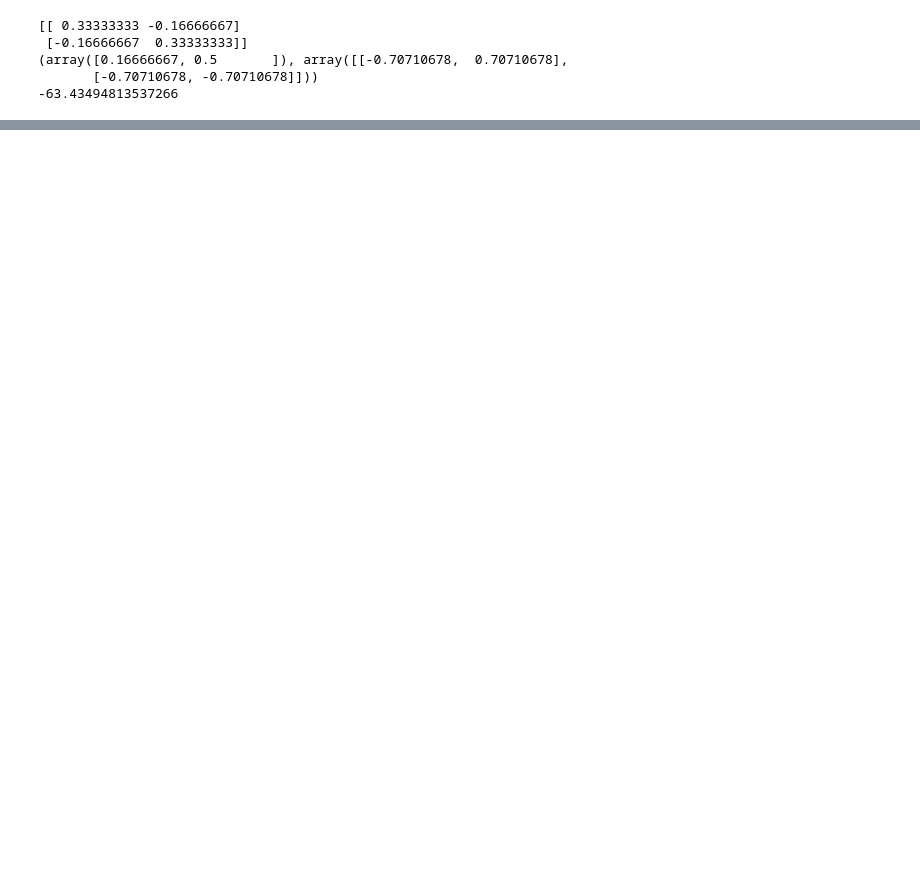
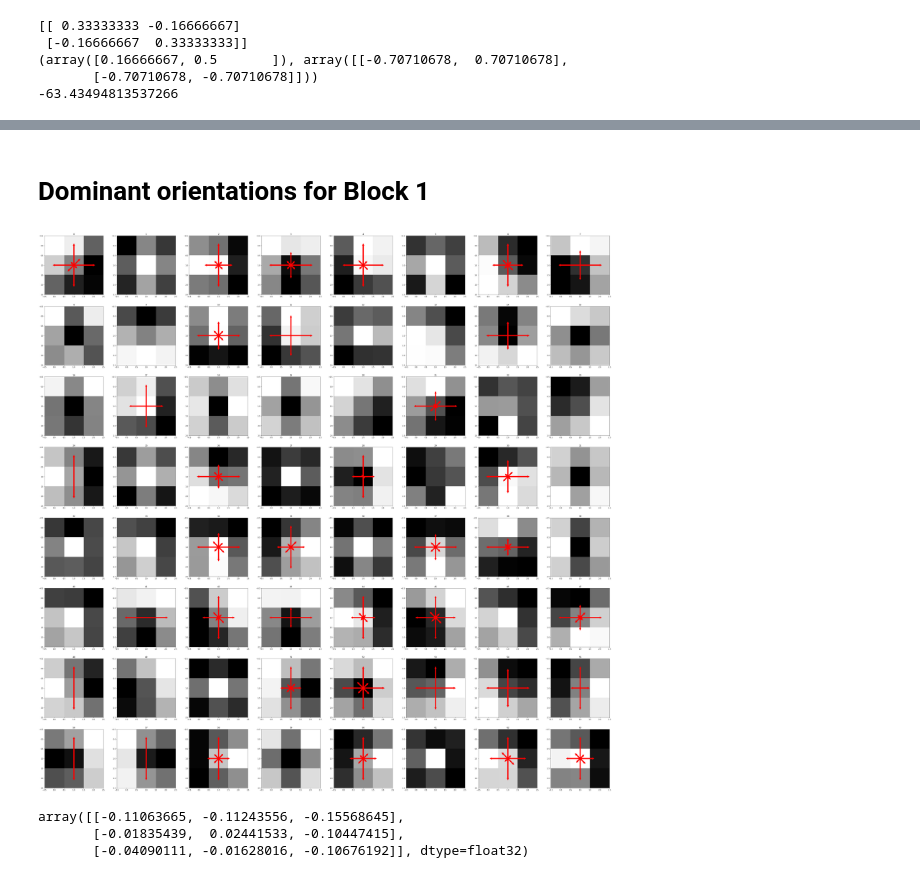
Before and after one commit to liamaltarac/SYS809_Feature_Matching, a Jupyter notebook: models/vgg_filters_visualization.ipynb, the cells around one changed output, grey strips where cells are left out. Drawn from its saved outputs; the diff is of its cells as text; code cells hidden in the pictures; blank space fills up the shorter version.

```diff
--- a/models/vgg_filters_visualization.ipynb
+++ b/models/vgg_filters_visualization.ipynb
@@ -126,9 +127,9 @@ def get_filter_dominant_angle(filter):
     pca.transform(cov)
     return np.cov(pca.components_)
 # %%
-filter = np.array([[1, 0,-1],
-                   [1, 0,-1],
-                   [1, 0,-1]])
+filter = np.array([[-1, 1,1],
+                   [-1, 0,1],
+                   [-1, -1,-1]])
 
 
 v = get_filter_dominant_angle(filter)
@@ -166,0 +195,34 @@ array([[-0.0865837 ,  0.19084392,  0.16842183],
+# %% [markdown]
+# Dominant orientations for Block 1
+# %%
+
+from skimage.feature import hog
+from skimage import data, exposure
+
+fig = plt.figure(figsize=(60, 60))
+
+columns =8
+rows = 8
+
+
+
+filters = get_filter(1)
+for i in range(filters.shape[-1]):
+    filter = filters[:,:,:, i]
+    #for j in range(filter.shape[-1]):
+    f = filter[:,:, 0]
+    a = fig.add_subplot(rows,columns, i+1)
+    a.title.set_text(i)
+    plotFilterDominantAngles([f])
+
+
+
+plt.show();
+# %% [output]
+[figure, added]
+# %%
+f
+# %% [output]
+array([[-0.11063665, -0.11243556, -0.15568645],
+       [-0.01835439,  0.02441533, -0.10447415],
+       [-0.04090111, -0.01628016, -0.10676192]], dtype=float32)
```
Also changed, not shown: parts of 7 cells of this notebook.
